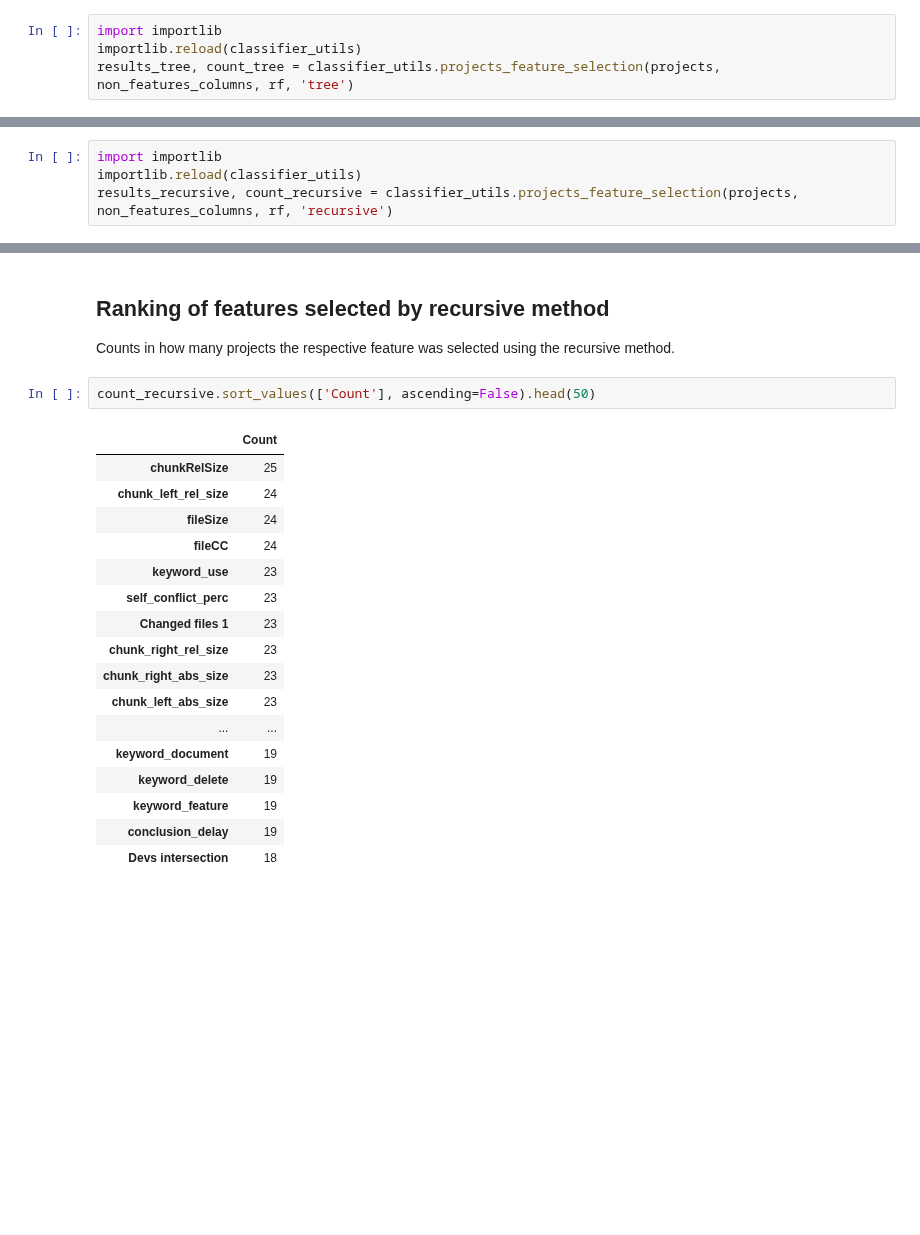
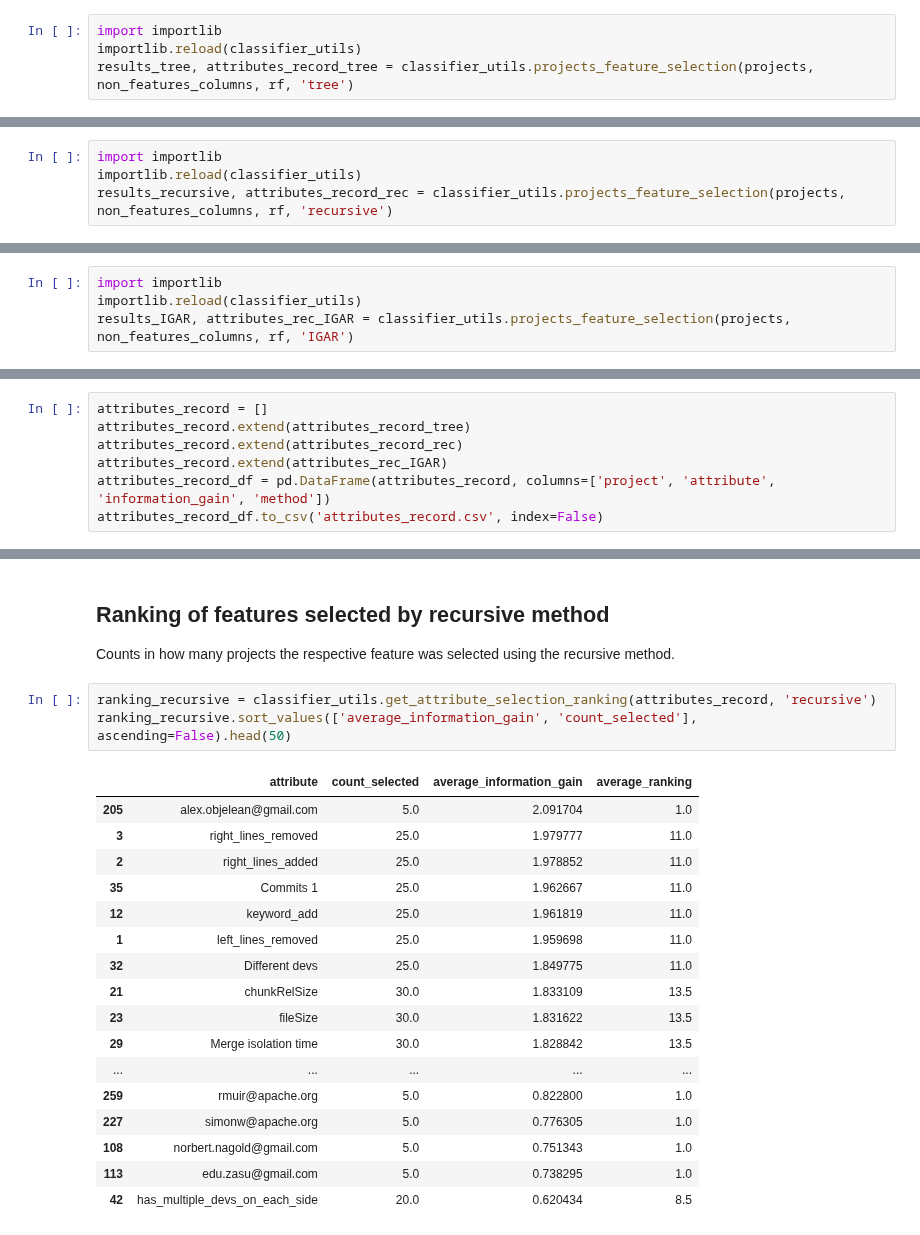
Before and after one commit to gems-uff/mestre, a Jupyter notebook: scripts/classifier/feature_selection.ipynb, the cells around one changed output, grey strips where cells are left out. Drawn from its saved outputs; the diff is of its cells as text; blank space fills up the shorter version.

```diff
--- a/scripts/classifier/feature_selection.ipynb
+++ b/scripts/classifier/feature_selection.ipynb
@@ -32,7 +34,7 @@ Uses the feature_importances_ attribute from the Random Forest model to select t
 # %%
 import importlib
 importlib.reload(classifier_utils)
-results_tree, count_tree = classifier_utils.projects_feature_selection(projects, non_features_columns, rf, 'tree')
+results_tree, attributes_record_tree = classifier_utils.projects_feature_selection(projects, non_features_columns, rf, 'tree')
 # %%
 results_tree
 # %% [output]
@@ -61,7 +54,7 @@ Currently we are discarding 1 feature per step, using a 5-fold-cross-validation
 # %%
 import importlib
 importlib.reload(classifier_utils)
-results_recursive, count_recursive = classifier_utils.projects_feature_selection(projects, non_features_columns, rf, 'recursive')
+results_recursive, attributes_record_rec = classifier_utils.projects_feature_selection(projects, non_features_columns, rf, 'recursive')
 # %%
 results_recursive
 # %% [output]
@@ -84,0 +77,4 @@ results_recursive
+# %%
+import importlib
+importlib.reload(classifier_utils)
+results_IGAR, attributes_rec_IGAR = classifier_utils.projects_feature_selection(projects, non_features_columns, rf, 'IGAR')
@@ -113,3 +115,10 @@ accuracy_inner
+# %%
+attributes_record = []
+attributes_record.extend(attributes_record_tree)
+attributes_record.extend(attributes_record_rec)
+attributes_record.extend(attributes_rec_IGAR)
+attributes_record_df = pd.DataFrame(attributes_record, columns=['project', 'attribute', 'information_gain', 'method'])
+attributes_record_df.to_csv('attributes_record.csv', index=False)
 # %% [markdown]
 ## Ranking of features selected by tree method
 
@@ -139,22 +149,23 @@ count_tree.sort_values(['Count'], ascending=False).head(50)
 
 Counts in how many projects the respective feature was selected using the recursive method.
 # %%
-count_recursive.sort_values(['Count'], ascending=False).head(50)
+ranking_recursive = classifier_utils.get_attribute_selection_ranking(attributes_record, 'recursive')
+ranking_recursive.sort_values(['average_information_gain', 'count_selected'], ascending=False).head(50)
 # %% [output]
-|  | Count |
-| chunkRelSize | 25 |
-| chunk_left_rel_size | 24 |
-| fileSize | 24 |
-| fileCC | 24 |
-| keyword_use | 23 |
-| self_conflict_perc | 23 |
-| Changed files 1 | 23 |
-| chunk_right_rel_size | 23 |
-| chunk_right_abs_size | 23 |
-| chunk_left_abs_size | 23 |
-| ... | ... |
-| keyword_document | 19 |
-| keyword_delete | 19 |
-| keyword_feature | 19 |
-| conclusion_delay | 19 |
-| Devs intersection | 18 |
+|  | attribute | count_selected | average_information_gain | average_ranking |
+| 205 | alex.objelean@gmail.com | 5.0 | 2.091704 | 1.0 |
+| 3 | right_lines_removed | 25.0 | 1.979777 | 11.0 |
+| 2 | right_lines_added | 25.0 | 1.978852 | 11.0 |
+| 35 | Commits 1 | 25.0 | 1.962667 | 11.0 |
+| 12 | keyword_add | 25.0 | 1.961819 | 11.0 |
+| 1 | left_lines_removed | 25.0 | 1.959698 | 11.0 |
+| 32 | Different devs | 25.0 | 1.849775 | 11.0 |
+| 21 | chunkRelSize | 30.0 | 1.833109 | 13.5 |
+| 23 | fileSize | 30.0 | 1.831622 | 13.5 |
+| 29 | Merge isolation time | 30.0 | 1.828842 | 13.5 |
+| ... | ... | ... | ... | ... |
+| 259 | rmuir@apache.org | 5.0 | 0.822800 | 1.0 |
+| 227 | simonw@apache.org | 5.0 | 0.776305 | 1.0 |
+| 108 | norbert.nagold@gmail.com | 5.0 | 0.751343 | 1.0 |
+| 113 | edu.zasu@gmail.com | 5.0 | 0.738295 | 1.0 |
+| 42 | has_multiple_devs_on_each_side | 20.0 | 0.620434 | 8.5 |
```
Also changed, not shown: parts of 9 cells of this notebook.
